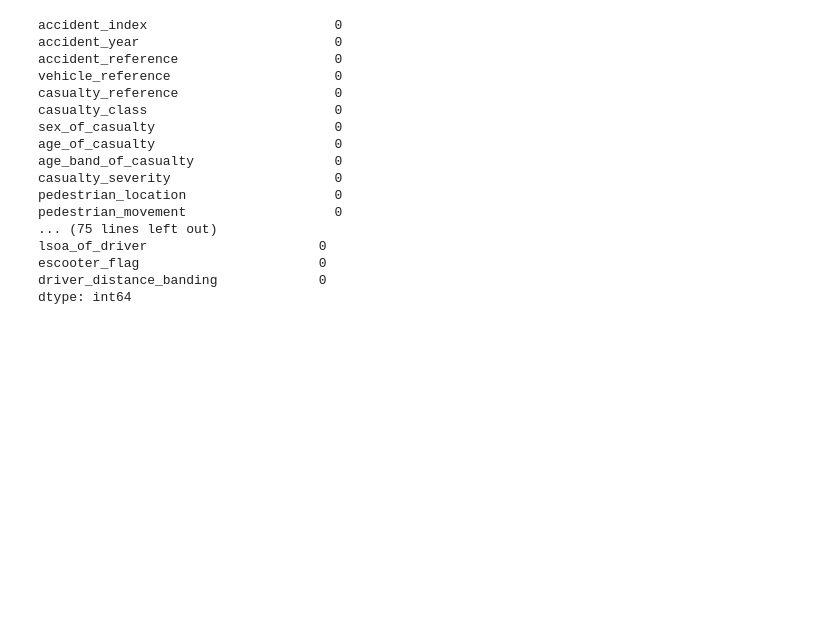
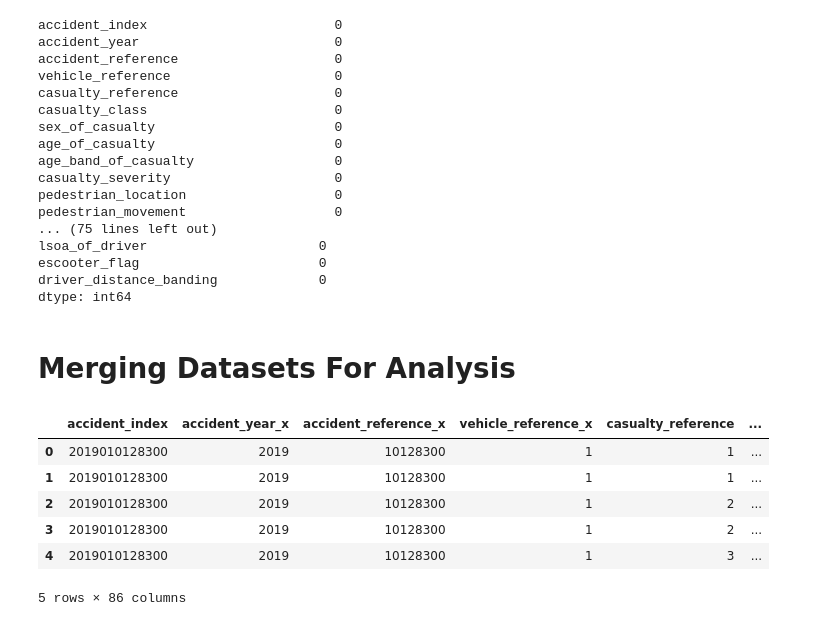
Before and after one commit to Nikitha14-code/Datascience-project, a Jupyter notebook: ACCIDENT_HOTSPOT_DETECTION_AND_RISK_PREDICTION.ipynb, the cells around one changed output. Drawn from its saved outputs; the diff is of its cells as text; code cells hidden in the pictures; blank space fills up the shorter version.

```diff
--- a/ACCIDENT_HOTSPOT_DETECTION_AND_RISK_PREDICTION.ipynb
+++ b/ACCIDENT_HOTSPOT_DETECTION_AND_RISK_PREDICTION.ipynb
@@ -147,3 +147,5 @@ lsoa_of_driver                      0
 escooter_flag                       0
 driver_distance_banding             0
 dtype: int64
+# %% [markdown]
+# **Merging Datasets For Analysis**
@@ -149,0 +156,10 @@ dtype: int64
+# %%
+merged1.head()
+# %% [output]
+|  | accident_index | accident_year_x | accident_reference_x | vehicle_reference_x | casualty_reference | ... |
+| 0 | 2019010128300 | 2019 | 10128300 | 1 | 1 | ... |
+| 1 | 2019010128300 | 2019 | 10128300 | 1 | 1 | ... |
+| 2 | 2019010128300 | 2019 | 10128300 | 1 | 2 | ... |
+| 3 | 2019010128300 | 2019 | 10128300 | 1 | 2 | ... |
+| 4 | 2019010128300 | 2019 | 10128300 | 1 | 3 | ... |
+5 rows × 86 columns
```
Also changed, not shown: parts of 3 cells of this notebook.
